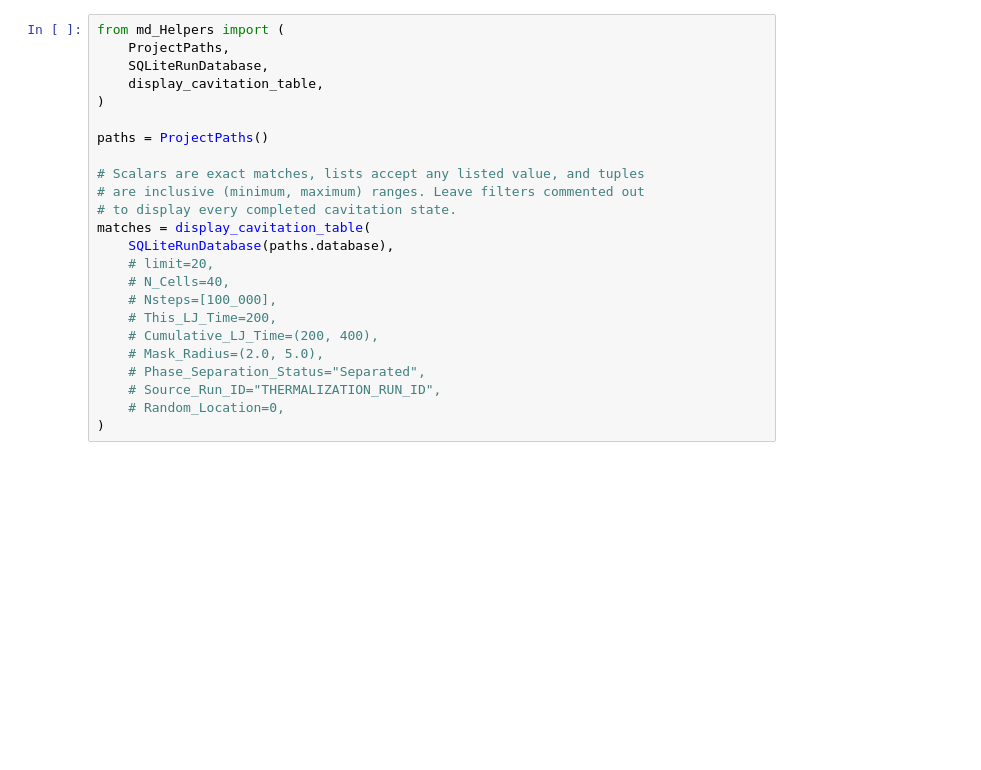
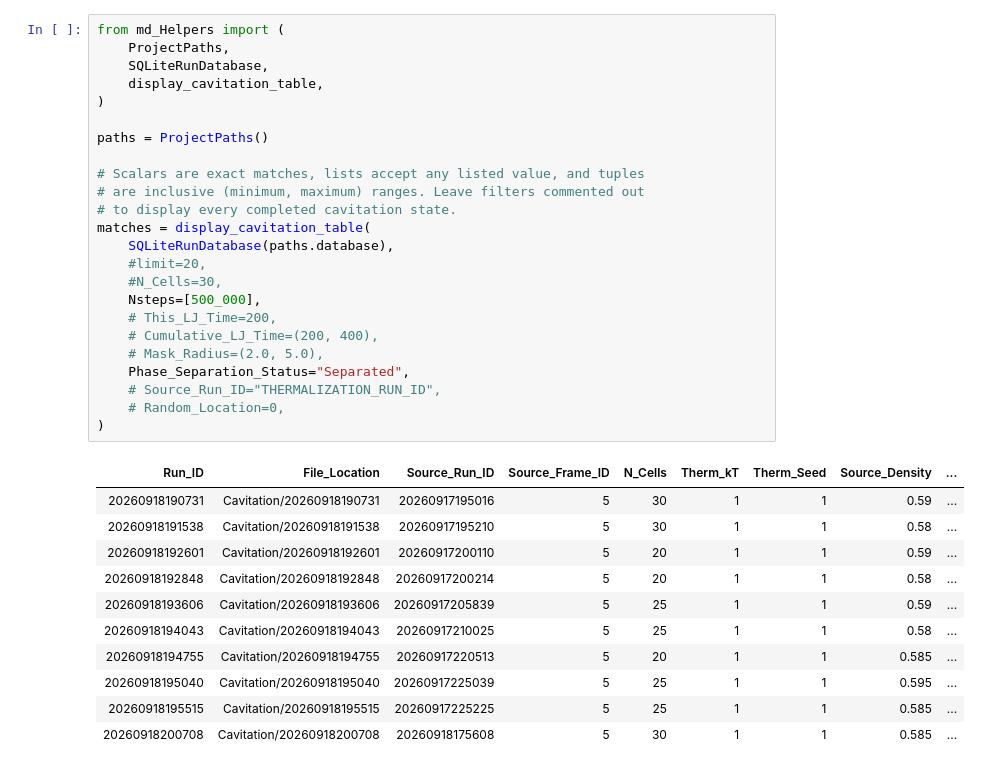
Before and after one commit to SBC-Collaboration/MDsims, a Jupyter notebook: DisplayMaster.ipynb, the cells around one changed output. Drawn from its saved outputs; the diff is of its cells as text; blank space fills up the shorter version.

```diff
--- a/DisplayMaster.ipynb
+++ b/DisplayMaster.ipynb
@@ -50,24 +66,36 @@ matches = display_thermalization_table(
 # %%
 from md_Helpers import (
     ProjectPaths,
     SQLiteRunDatabase,
     display_cavitation_table,
 )
 
 paths = ProjectPaths()
 
 # Scalars are exact matches, lists accept any listed value, and tuples
 # are inclusive (minimum, maximum) ranges. Leave filters commented out
 # to display every completed cavitation state.
 matches = display_cavitation_table(
     SQLiteRunDatabase(paths.database),
-    # limit=20,
-    # N_Cells=40,
-    # Nsteps=[100_000],
+    #limit=20,
+    #N_Cells=30,
+    Nsteps=[500_000],
     # This_LJ_Time=200,
     # Cumulative_LJ_Time=(200, 400),
     # Mask_Radius=(2.0, 5.0),
-    # Phase_Separation_Status="Separated",
+    Phase_Separation_Status="Separated",
     # Source_Run_ID="THERMALIZATION_RUN_ID",
     # Random_Location=0,
 )
+# %% [output]
+| Run_ID | File_Location | Source_Run_ID | Source_Frame_ID | N_Cells | Therm_kT | Therm_Seed | Source_Density | ... |
+| 20260918190731 | Cavitation/20260918190731 | 20260917195016 | 5 | 30 | 1 | 1 | 0.59 | ... |
+| 20260918191538 | Cavitation/20260918191538 | 20260917195210 | 5 | 30 | 1 | 1 | 0.58 | ... |
+| 20260918192601 | Cavitation/20260918192601 | 20260917200110 | 5 | 20 | 1 | 1 | 0.59 | ... |
+| 20260918192848 | Cavitation/20260918192848 | 20260917200214 | 5 | 20 | 1 | 1 | 0.58 | ... |
+| 20260918193606 | Cavitation/20260918193606 | 20260917205839 | 5 | 25 | 1 | 1 | 0.59 | ... |
+| 20260918194043 | Cavitation/20260918194043 | 20260917210025 | 5 | 25 | 1 | 1 | 0.58 | ... |
+| 20260918194755 | Cavitation/20260918194755 | 20260917220513 | 5 | 20 | 1 | 1 | 0.585 | ... |
+| 20260918195040 | Cavitation/20260918195040 | 20260917225039 | 5 | 25 | 1 | 1 | 0.595 | ... |
+| 20260918195515 | Cavitation/20260918195515 | 20260917225225 | 5 | 25 | 1 | 1 | 0.585 | ... |
+| 20260918200708 | Cavitation/20260918200708 | 20260918175608 | 5 | 30 | 1 | 1 | 0.585 | ... |
```
Also changed, not shown: parts of 2 cells of this notebook, 5 other files.
